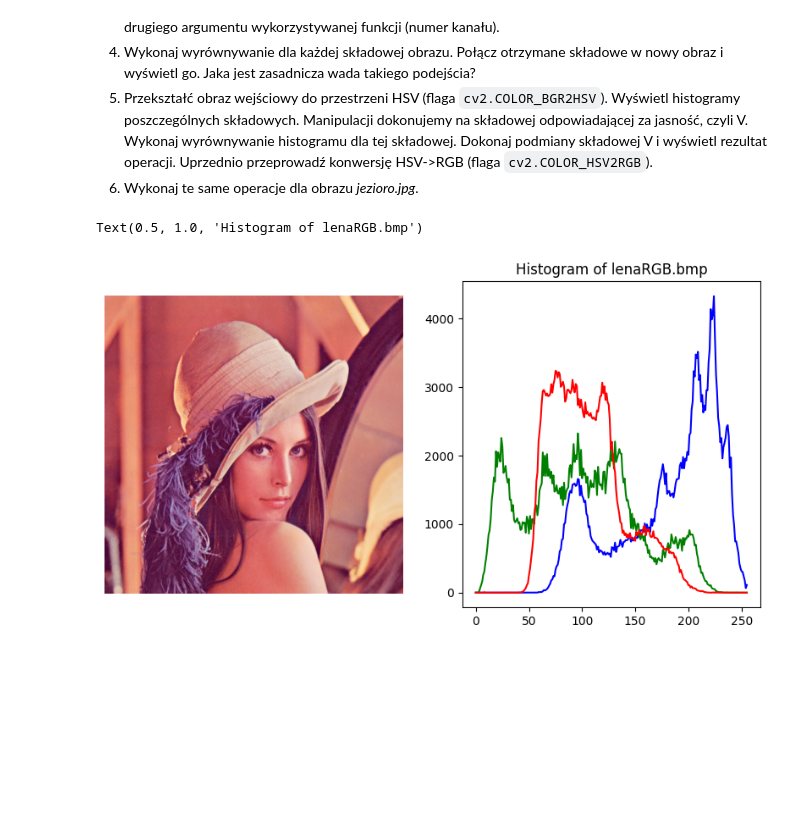
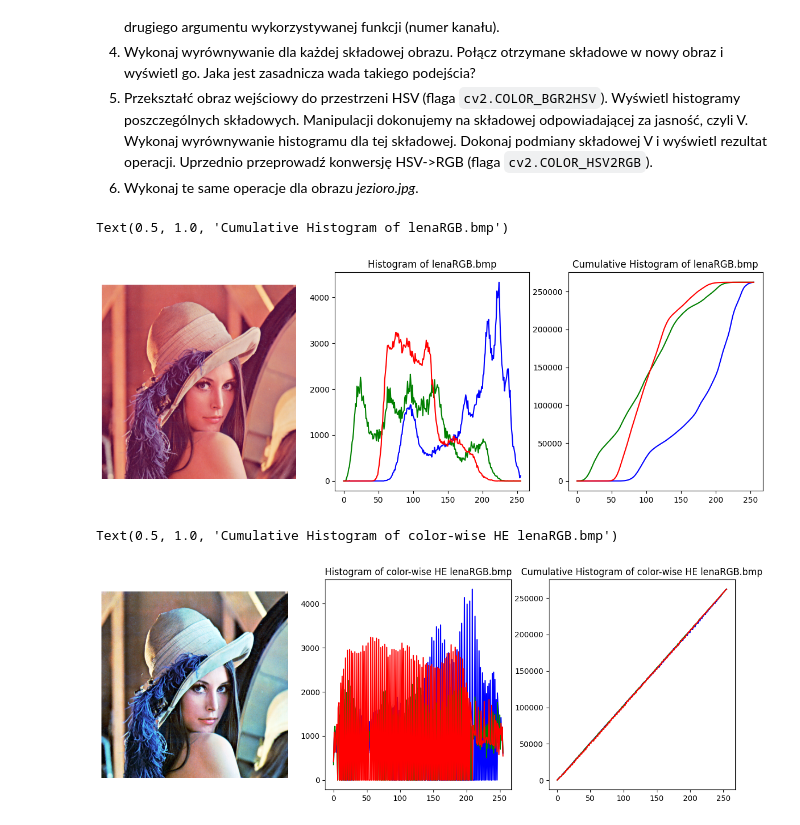
Before and after one commit to fpikon/Systemy_wizyjne, a Jupyter notebook: 03_histogram.ipynb, the cells around one changed output. Drawn from its saved outputs; the diff is of its cells as text; code cells hidden in the pictures; blank space fills up the shorter version.

```diff
--- a/03_histogram.ipynb
+++ b/03_histogram.ipynb
@@ -348,26 +348,33 @@ Uprzednio przeprowadź konwersję HSV->RGB (flaga `cv2.COLOR_HSV2RGB`).
 # %%
 if not os.path.exists("lenaRGB.bmp") :
     !wget https://raw.githubusercontent.com/vision-agh/poc_sw/master/03_Histogram/lenaRGB.bmp --no-check-certificate
 
 if not os.path.exists("jezioro.jpg") :
     !wget https://raw.githubusercontent.com/vision-agh/poc_sw/master/03_Histogram/jezioro.jpg --no-check-certificate
 
 I = cv2.imread("lenaRGB.bmp")
 I = cv2.cvtColor(I, cv2.COLOR_BGR2RGB)
 
 chans = cv2.split(I)
 colors = ("b", "g", "r")
 hist = []
+cum_hist = []
 for chan, color in zip(chans, colors):
     hist.append(cv2.calcHist([chan], [0], None, [256], [0, 256]))
+    cum_hist.append(hist[-1].cumsum())
 
-fig, ax = plt.subplots(1, 2, figsize = (10, 5))
+
+fig, ax = plt.subplots(1, 3, figsize = (15, 5))
 ax[0].imshow(I)
 ax[0].axis('off')
 
 for i in range(3):
     ax[1].plot(hist[i], color=colors[i])
 ax[1].set_title("Histogram of lenaRGB.bmp")
+
+for i in range(3):
+    ax[2].plot(cum_hist[i], color=colors[i])
+ax[2].set_title("Cumulative Histogram of lenaRGB.bmp")
 # %% [output]
-Text(0.5, 1.0, 'Histogram of lenaRGB.bmp')
+Text(0.5, 1.0, 'Cumulative Histogram of lenaRGB.bmp')
-[figure, old version]
+[figure, new version]
@@ -378,0 +381,27 @@ for i in range(3):
+# %%
+chans_2 = []
+for i in range(3):
+    chans_2.append(cv2.equalizeHist(chans[i]))
+
+I_2 = cv2.merge([chans_2[0], chans_2[1], chans_2[2]])
+colors = ("b", "g", "r")
+hist_2 = []
+cum_hist_2 = []
+for chan, color in zip(chans_2, colors):
+    hist_2.append(cv2.calcHist([chan], [0], None, [256], [0, 256]))
+    cum_hist_2.append(hist_2[-1].cumsum())
+
+fig, ax = plt.subplots(1, 3, figsize = (15, 5))
+ax[0].imshow(I_2)
+ax[0].axis('off')
+
+for i in range(3):
+    ax[1].plot(hist_2[i], color=colors[i])
+ax[1].set_title("Histogram of color-wise HE lenaRGB.bmp")
+
+for i in range(3):
+    ax[2].plot(cum_hist_2[i], color=colors[i])
+ax[2].set_title("Cumulative Histogram of color-wise HE lenaRGB.bmp")
+# %% [output]
+Text(0.5, 1.0, 'Cumulative Histogram of color-wise HE lenaRGB.bmp')
+[figure, added]
```
Also changed, not shown: parts of 3 cells of this notebook.
